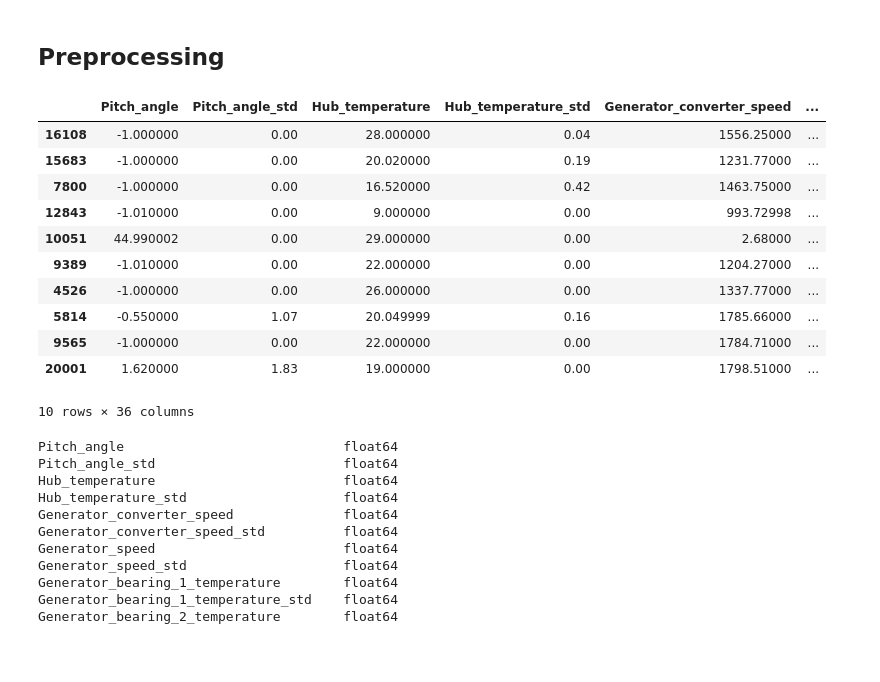
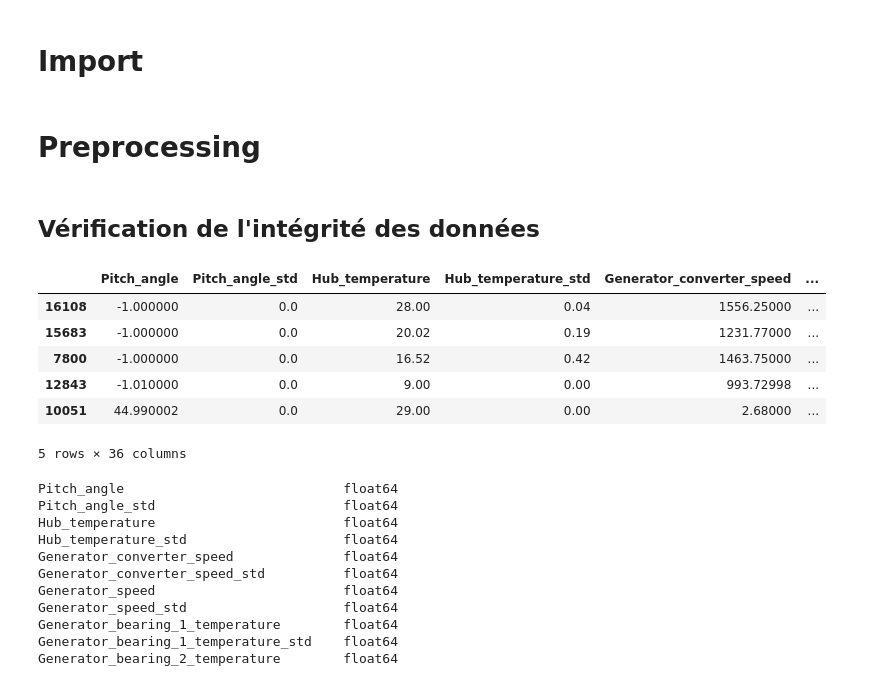
Before and after one commit to GillesBour/formation-data-science, a Jupyter notebook: certificat/BOURDEAU-GILLES.ipynb, the cells around one changed output. Drawn from its saved outputs; the diff is of its cells as text; code cells hidden in the pictures; blank space fills up the shorter version.

```diff
--- a/certificat/BOURDEAU-GILLES.ipynb
+++ b/certificat/BOURDEAU-GILLES.ipynb
@@ -1,4 +1,4 @@
 # %% [markdown]
-## Preprocessing
+# Import
 # %%
 import pandas as pd
@@ -6,21 +20,20 @@ import plotly.express as px
 # %%
 train_df = pd.read_csv("data/donapp2.csv", header=0, sep="\t", decimal=",")
 test_df = pd.read_csv("data/dontest.csv", header=0, sep=",")
+# %% [markdown]
+# Preprocessing
+# %% [markdown]
+## Vérification de l'intégrité des données
 # %%
-train_df.head(10)
+train_df.head(5)
 # %% [output]
 |  | Pitch_angle | Pitch_angle_std | Hub_temperature | Hub_temperature_std | Generator_converter_speed | ... |
-| 16108 | -1.000000 | 0.00 | 28.000000 | 0.04 | 1556.25000 | ... |
-| 15683 | -1.000000 | 0.00 | 20.020000 | 0.19 | 1231.77000 | ... |
-| 7800 | -1.000000 | 0.00 | 16.520000 | 0.42 | 1463.75000 | ... |
-| 12843 | -1.010000 | 0.00 | 9.000000 | 0.00 | 993.72998 | ... |
-| 10051 | 44.990002 | 0.00 | 29.000000 | 0.00 | 2.68000 | ... |
-| 9389 | -1.010000 | 0.00 | 22.000000 | 0.00 | 1204.27000 | ... |
-| 4526 | -1.000000 | 0.00 | 26.000000 | 0.00 | 1337.77000 | ... |
-| 5814 | -0.550000 | 1.07 | 20.049999 | 0.16 | 1785.66000 | ... |
-| 9565 | -1.000000 | 0.00 | 22.000000 | 0.00 | 1784.71000 | ... |
-| 20001 | 1.620000 | 1.83 | 19.000000 | 0.00 | 1798.51000 | ... |
+| 16108 | -1.000000 | 0.0 | 28.00 | 0.04 | 1556.25000 | ... |
+| 15683 | -1.000000 | 0.0 | 20.02 | 0.19 | 1231.77000 | ... |
+| 7800 | -1.000000 | 0.0 | 16.52 | 0.42 | 1463.75000 | ... |
+| 12843 | -1.010000 | 0.0 | 9.00 | 0.00 | 993.72998 | ... |
+| 10051 | 44.990002 | 0.0 | 29.00 | 0.00 | 2.68000 | ... |
-10 rows × 36 columns
+5 rows × 36 columns
 # %%
 train_df.dtypes
 # %% [output]
```
Also changed, not shown: parts of 58 cells of this notebook.
